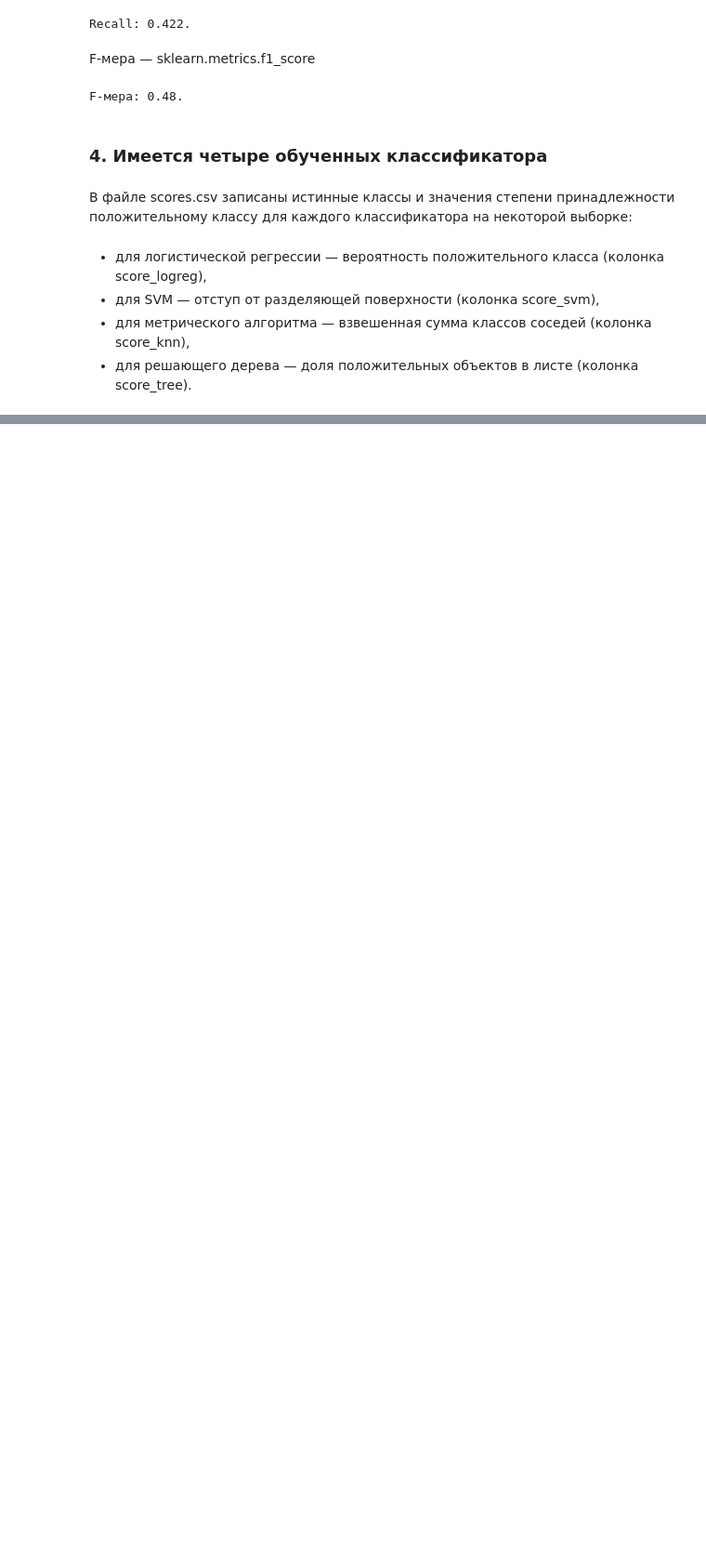
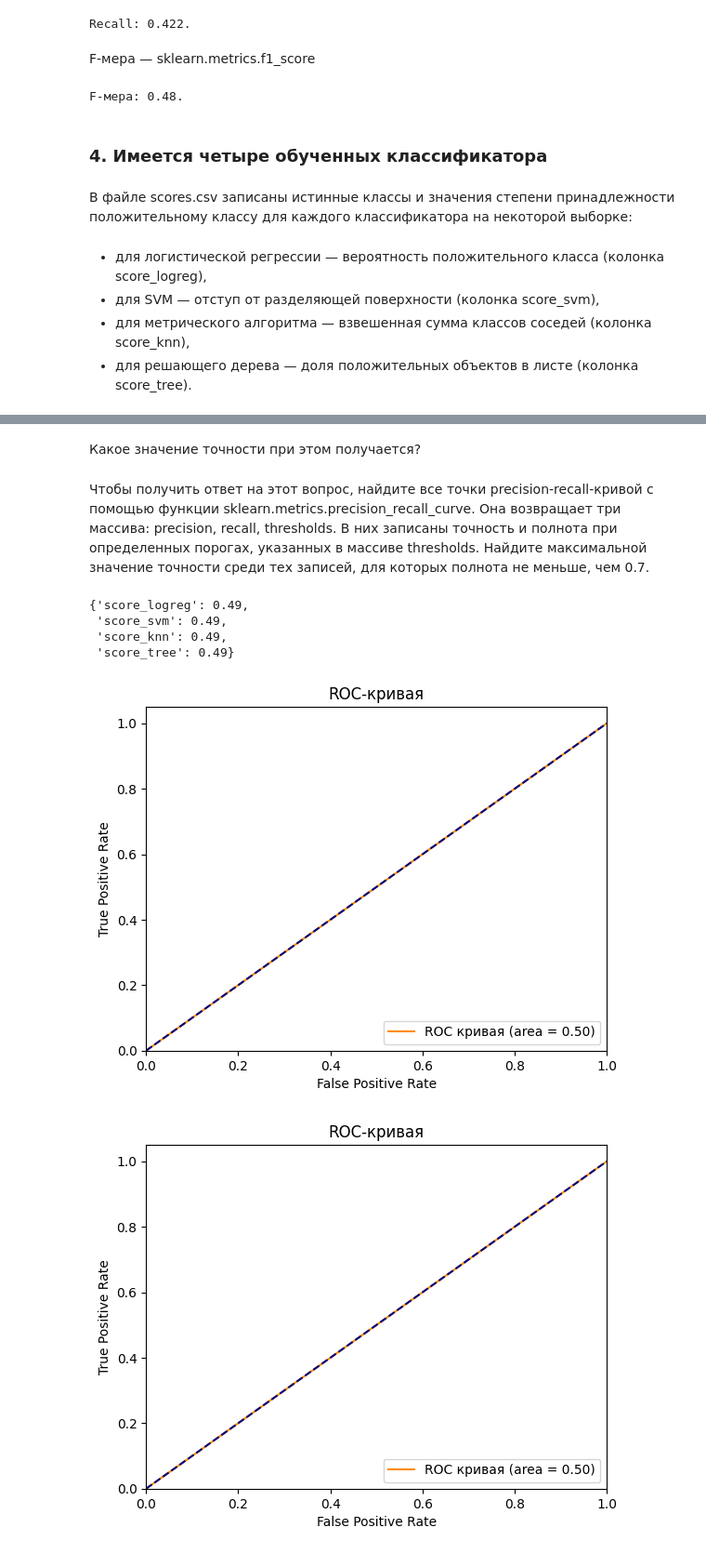
Before and after one commit to murpunk/Programming_2023, a Jupyter notebook: 15_05_23_Metrics.ipynb, the cells around one changed output, grey strips where cells are left out. Shown: that part at 93% size. Drawn from its saved outputs; the diff is of its cells as text; code cells hidden in the pictures; blank space fills up the shorter version.

```diff
--- a/15_05_23_Metrics.ipynb
+++ b/15_05_23_Metrics.ipynb
@@ -516,0 +522,3 @@ F-мера: 0.48.
+# %%
+scores = pd.read_csv("/content/drive/MyDrive/Программирование/scores.csv")
+scores.head()
@@ -516,0 +538,6 @@ F-мера: 0.48.
+# %%
+roc = {}
+for x in scores.columns[1:]:
+    roc[x] = roc_auc_score(scores["true"], scores[x])
+
+roc
@@ -516,0 +548,5 @@ F-мера: 0.48.
+# %% [markdown]
+Какое значение точности при этом получается?
+# %% [markdown]
+Чтобы получить ответ на этот вопрос, найдите все точки precision-recall-кривой с помощью функции sklearn.metrics.precision_recall_curve. Она возвращает три массива: precision, recall, thresholds. В них записаны точность и полнота при определенных порогах, указанных в массиве
+thresholds. Найдите максимальной значение точности среди тех записей, для которых полнота не меньше, чем 0.7.
@@ -516,0 +556,13 @@ F-мера: 0.48.
+# %%
+prc = {}
+for x in scores.columns[1:]:
+    curve = precision_recall_curve(scores["true"], scores[x])
+    df = pd.DataFrame({"precision": curve[0], "recall": curve[1]})
+    prc[x] = df[df["recall"] >= 0.7]["precision"].max()
+
+prc
+# %% [output]
+{'score_logreg': 0.49,
+ 'score_svm': 0.49,
+ 'score_knn': 0.49,
+ 'score_tree': 0.49}
@@ -516,0 +571,17 @@ F-мера: 0.48.
+# %%
+for x in scores.columns[1:]:
+  fpr, tpr, treshold = roc_curve(scores["true"], scores[x])
+  roc_auc = auc(fpr, tpr)
+  plt.plot(fpr, tpr, color='darkorange',
+          label='ROC кривая (area = %0.2f)' % roc_auc)
+  plt.plot([0, 1], [0, 1], color='navy', linestyle='--')
+  plt.xlim([0.0, 1.0])
+  plt.ylim([0.0, 1.05])
+  plt.xlabel('False Positive Rate')
+  plt.ylabel('True Positive Rate')
+  plt.title('ROC-кривая')
+  plt.legend(loc="lower right")
+  plt.show()
+# %% [output]
+[figure, added]
+[figure, added]
```
Also changed, not shown: parts of 12 cells of this notebook.
